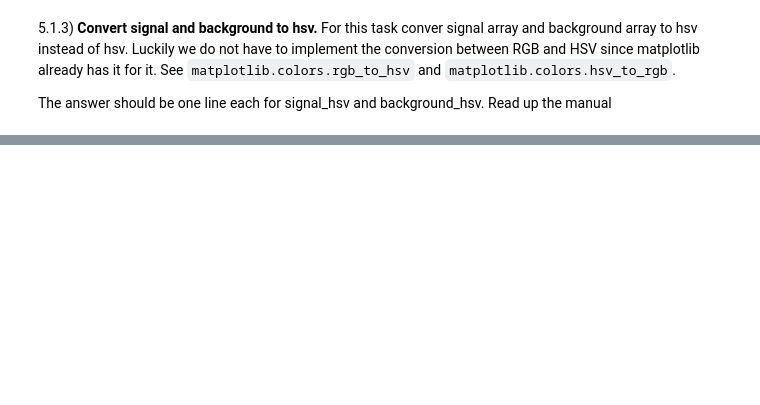
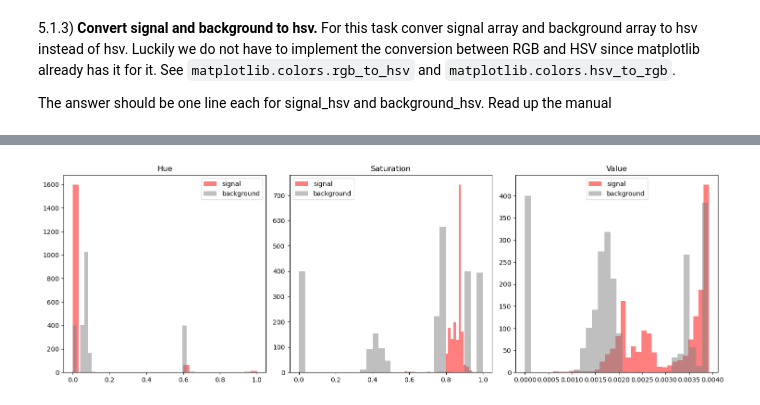
Before and after one commit to chaiyanunSaku/numcom, a Jupyter notebook: Homework2.ipynb, the cells around one changed output, grey strips where cells are left out. Saved outputs shown, nothing was run; the diff lists cells and outputs as text; code cells hidden in the pictures; blank space fills up the shorter version.

```diff
--- a/Homework2.ipynb
+++ b/Homework2.ipynb
@@ -408,7 +467,37 @@ import matplotlib
+# %%
+import matplotlib.colors as mcolors
+
+signal_hsv = mcolors.rgb_to_hsv(signal / 255.0)
+background_hsv = mcolors.rgb_to_hsv(background / 255.0)
 # %% [markdown]
 5.1.4) Let's make the histogram to see how Hue, Saturation, and Value are distributed differently among signal and background.
 
 ![hsv_hist](hsv_hist.png)
+# %%
+fig, axes = plt.subplots(1, 3, figsize=(15, 5))
+
+# Hue
+axes[0].hist(signal_hsv[:, 0], bins=30, alpha=0.5, color='red', label='signal')
+axes[0].hist(background_hsv[:, 0], bins=30, alpha=0.5, color='gray', label='background')
+axes[0].set_title('Hue')
+axes[0].legend()
+
+# Saturation
+axes[1].hist(signal_hsv[:, 1], bins=30, alpha=0.5, color='red', label='signal')
+axes[1].hist(background_hsv[:, 1], bins=30, alpha=0.5, color='gray', label='background')
+axes[1].set_title('Saturation')
+axes[1].legend()
+
+# Value
+axes[2].hist(signal_hsv[:, 2], bins=30, alpha=0.5, color='red', label='signal')
+axes[2].hist(background_hsv[:, 2], bins=30, alpha=0.5, color='gray', label='background')
+axes[2].set_title('Value')
+axes[2].legend()
+
+plt.tight_layout()
+plt.show()
+# %% [output]
+[figure, added]
 # %% [markdown]
 5.1.5) While we are at it let's make a 2-D scatter plot. Like this one
 ![hsv_scatter](hsv_scatter.png)
```
Also changed, not shown: parts of 14 cells of this notebook.
